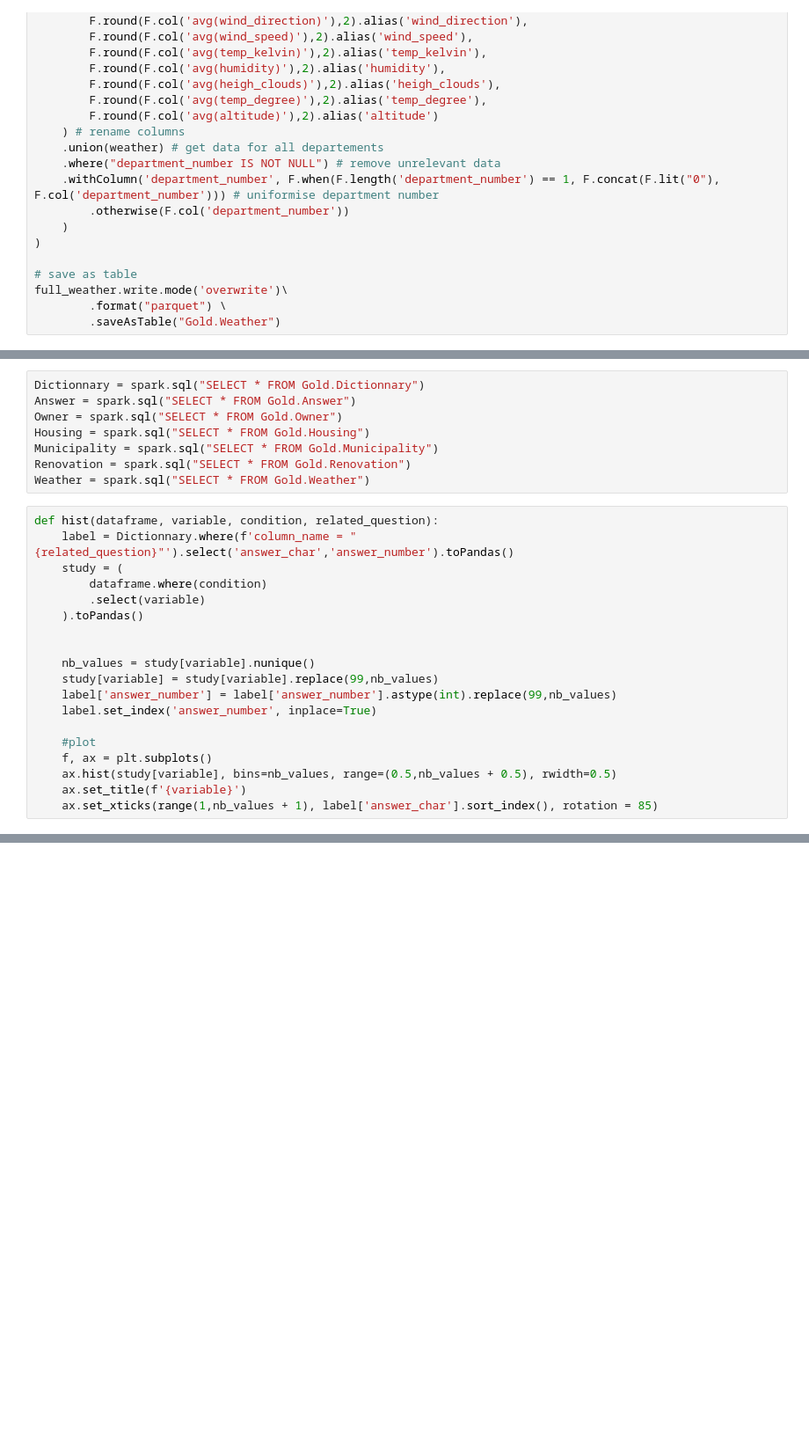
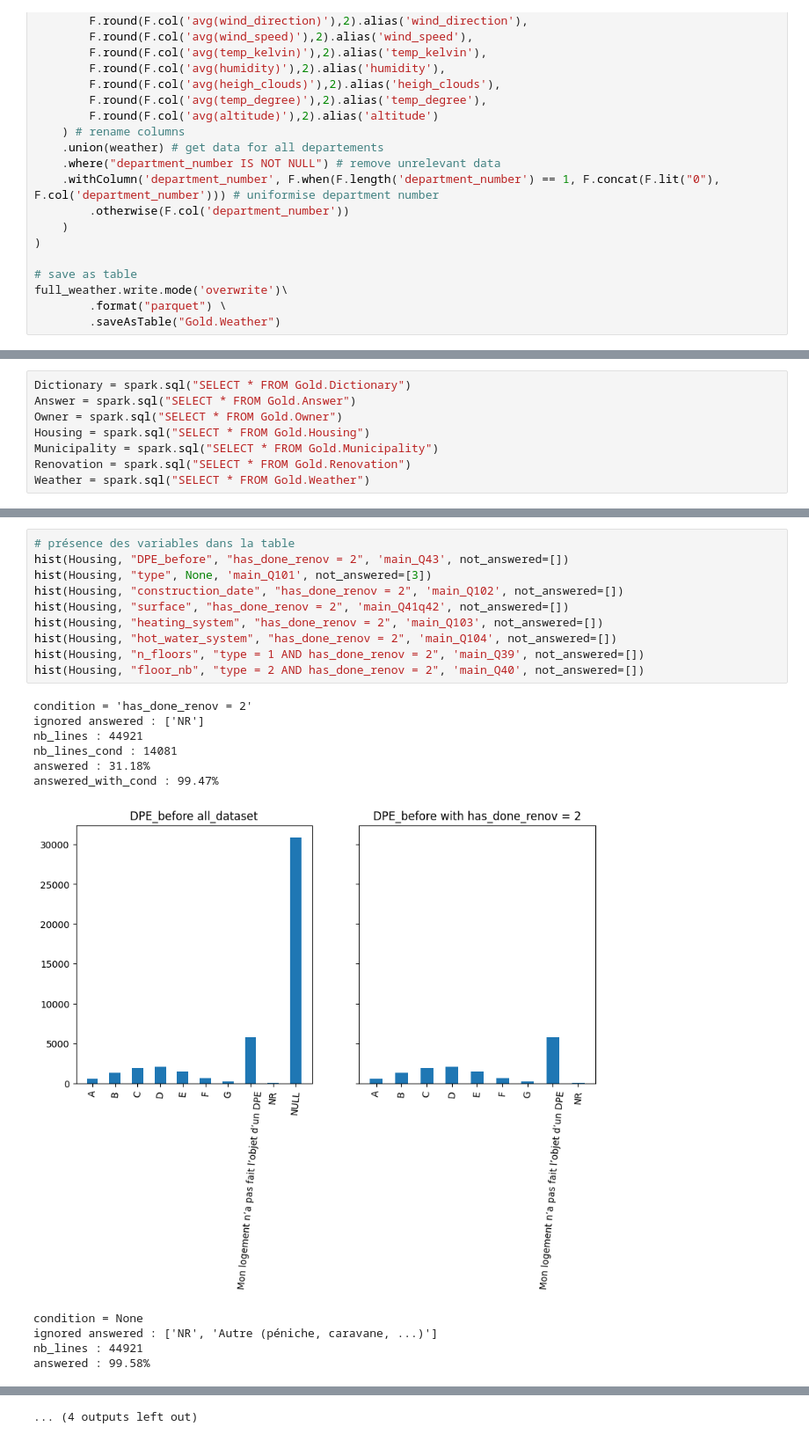
Before and after one commit to axrocheteau/renov_local, a Jupyter notebook: model.ipynb, the cells around one changed output, grey strips where cells are left out. Shown at 88% size. Drawn from its saved outputs; the diff is of its cells as text; blank space fills up the shorter version.

Commit message:
affichage des variables principales

```diff
--- a/model.ipynb
+++ b/model.ipynb
@@ -506,27 +533,8 @@ full_weather.write.mode('overwrite')\
 # %%
-Dictionnary = spark.sql("SELECT * FROM Gold.Dictionnary")
+Dictionary = spark.sql("SELECT * FROM Gold.Dictionary")
 Answer = spark.sql("SELECT * FROM Gold.Answer")
 Owner = spark.sql("SELECT * FROM Gold.Owner")
 Housing = spark.sql("SELECT * FROM Gold.Housing")
 Municipality = spark.sql("SELECT * FROM Gold.Municipality")
 Renovation = spark.sql("SELECT * FROM Gold.Renovation")
 Weather = spark.sql("SELECT * FROM Gold.Weather")
-# %%
-def hist(dataframe, variable, condition, related_question):
-    label = Dictionnary.where(f'column_name = "{related_question}"').select('answer_char','answer_number').toPandas()
-    study = (
-        dataframe.where(condition)
-        .select(variable)
-    ).toPandas()
-
-
-    nb_values = study[variable].nunique()
-    study[variable] = study[variable].replace(99,nb_values)
-    label['answer_number'] = label['answer_number'].astype(int).replace(99,nb_values)
-    label.set_index('answer_number', inplace=True)
-
-    #plot
-    f, ax = plt.subplots()
-    ax.hist(study[variable], bins=nb_values, range=(0.5,nb_values + 0.5), rwidth=0.5)
-    ax.set_title(f'{variable}')
-    ax.set_xticks(range(1,nb_values + 1), label['answer_char'].sort_index(), rotation = 85)
@@ -536,0 +655,22 @@ hist(Housing, "DPE_before", "has_done_renov = 2", 'main_Q43')
+# %%
+# présence des variables dans la table
+hist(Housing, "DPE_before", "has_done_renov = 2", 'main_Q43', not_answered=[])
+hist(Housing, "type", None, 'main_Q101', not_answered=[3])
+hist(Housing, "construction_date", "has_done_renov = 2", 'main_Q102', not_answered=[])
+hist(Housing, "surface", "has_done_renov = 2", 'main_Q41q42', not_answered=[])
+hist(Housing, "heating_system", "has_done_renov = 2", 'main_Q103', not_answered=[])
+hist(Housing, "hot_water_system", "has_done_renov = 2", 'main_Q104', not_answered=[])
+hist(Housing, "n_floors", "type = 1 AND has_done_renov = 2", 'main_Q39', not_answered=[])
+hist(Housing, "floor_nb", "type = 2 AND has_done_renov = 2", 'main_Q40', not_answered=[])
+# %% [output]
+condition = 'has_done_renov = 2'
+ignored answered : ['NR']
+nb_lines : 44921
+nb_lines_cond : 14081
+answered : 31.18%
+answered_with_cond : 99.47%
+[figure, added]
+condition = None
+ignored answered : ['NR', 'Autre (péniche, caravane, ...)']
+nb_lines : 44921
+answered : 99.58%
@@ -536,0 +706 @@ hist(Housing, "DPE_before", "has_done_renov = 2", 'main_Q43')
+... (4 outputs left out)
```
Also changed, not shown: parts of 11 cells of this notebook.
